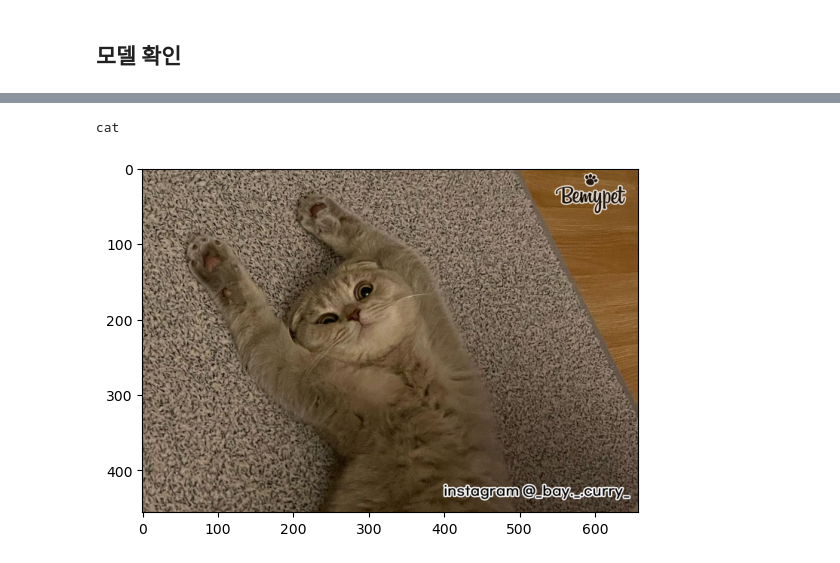
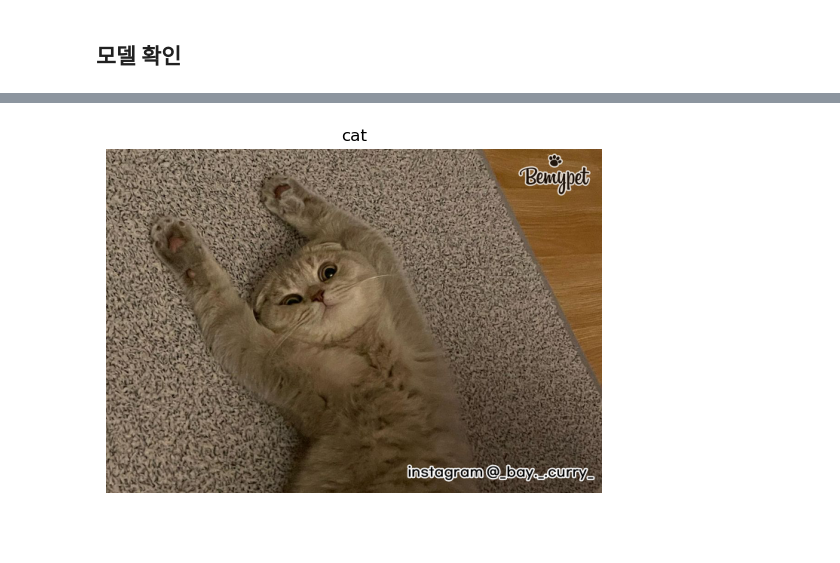
Before and after one commit to swwho96/MUJAKJUNG, a Jupyter notebook: dogs_and_cats/dogs_and_cats.ipynb, the cells around one changed output, grey strips where cells are left out. Saved outputs shown, nothing was run; the diff lists cells and outputs as text; code cells hidden in the pictures; blank space fills up the shorter version.

```diff
--- a/dogs_and_cats/dogs_and_cats.ipynb
+++ b/dogs_and_cats/dogs_and_cats.ipynb
@@ -66,24 +66,6 @@ train_data = dog_cat_dataset(datas, labels, transform=transform)
 train_dataloader = DataLoader(train_data, batch_size=32, shuffle=True)
 # %% [markdown]
 ## Model 정의
-# %%
-class Model(nn.Module):
-    def __init__(self, classes=2):
-        super(Model, self).__init__()
-        self.conv1 = nn.Conv2d(3, 32, 3)
-        self.relu = nn.ReLU()
-        self.conv2 = nn.Conv2d(32, 32, 3)
-        self.fc = nn.Linear(32*220*220, classes)
-
-    def forward(self, x):
-        x = self.conv1(x)
-        x = self.relu(x)
-        x = self.conv2(x)
-        x = self.relu(x)
-        # x = x.view(x.size(0), -1)
-        x = torch.flatten(x, 1)
-        x = self.fc(x)
-        return x
 # %%
 class Model(nn.Module):
     def __init__(self):
@@ -183,12 +164,14 @@ dog
 # %%
-test_img = Image.open('./data/test/test_cat.png')
-plt.imshow(test_img)
+img = Image.open('./data/test/test_cat.png')
 
-test_img = transform(test_img)
+test_img = transform(img)
 test_output = model(test_img.unsqueeze(0))
 test_output
 _, test_output = torch.max(test_output, axis=1)
-print(classes[test_output.item()])
+
+plt.imshow(img)
+plt.title(classes[test_output.item()])
+plt.axis('off')
+plt.show()
 # %% [output]
-cat
-[figure, old version]
+[figure, new version]
```
Also changed, not shown: parts of 4 cells of this notebook.
